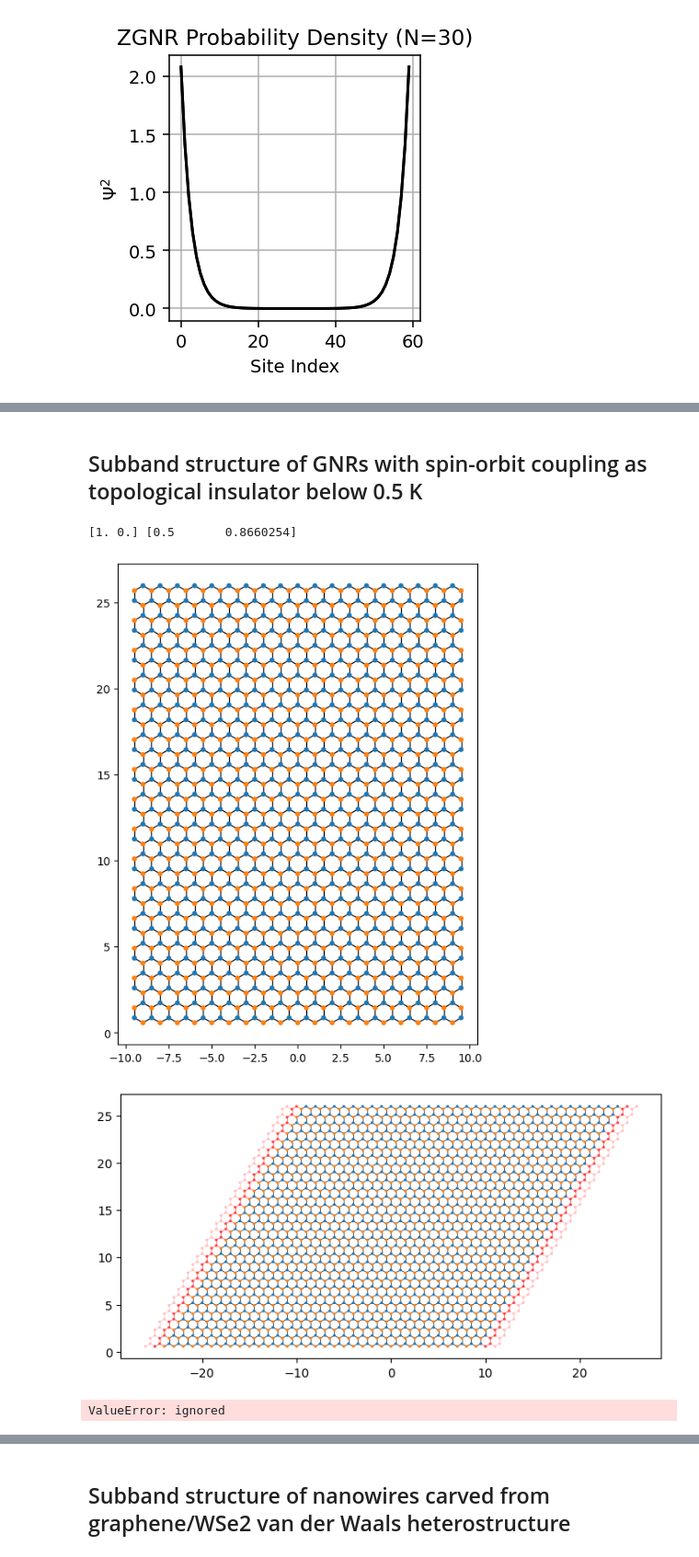
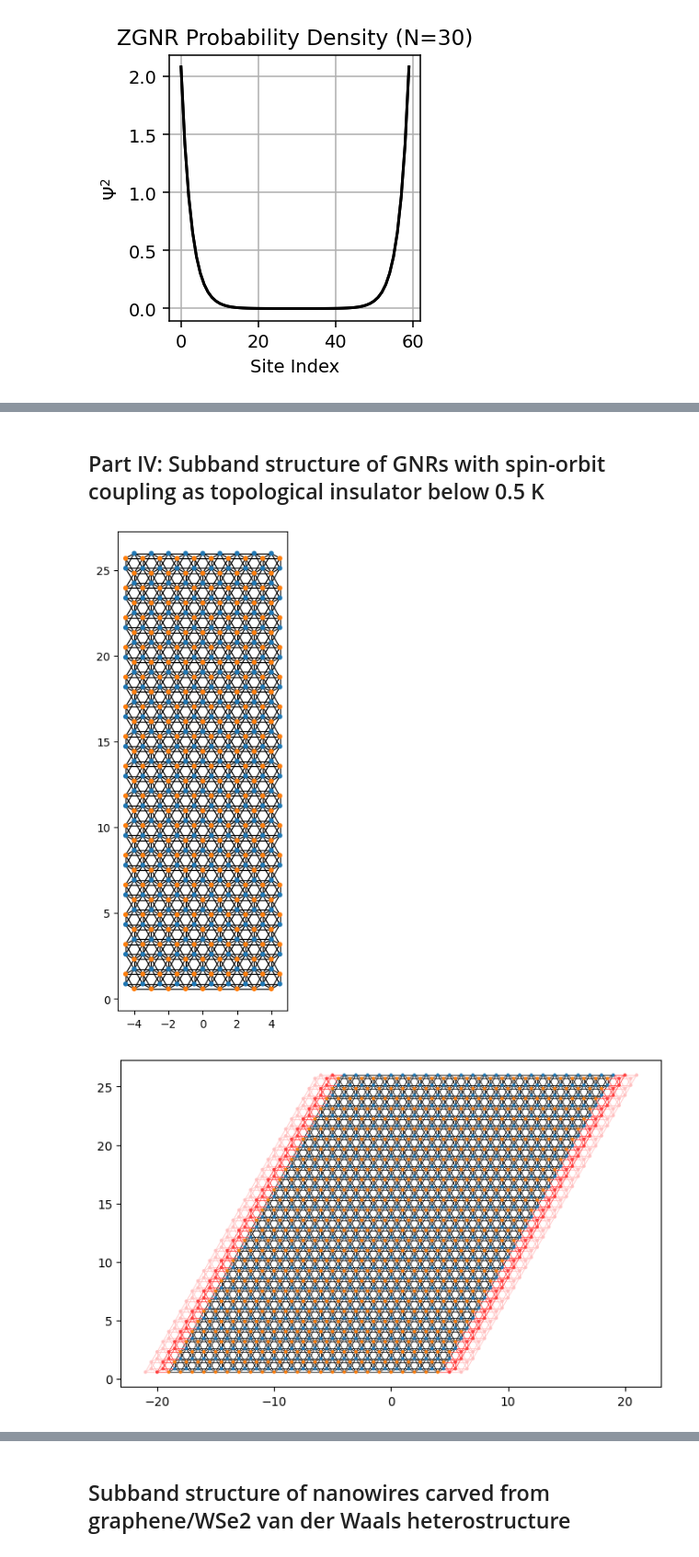
Before and after one commit to AndrewCrossman/PHYS824, a Jupyter notebook: 824Project.ipynb, the cells around one changed output, grey strips where cells are left out. Shown at 92% size. Drawn from its saved outputs; the diff is of its cells as text; code cells hidden in the pictures.

```diff
--- a/824Project.ipynb
+++ b/824Project.ipynb
@@ -211,68 +245,63 @@ kwant.plotter.bands(zigzag_ribbon5.finalized());
 # %% [markdown]
-## Subband structure of GNRs with spin-orbit coupling as topological insulator below 0.5 K
+## Part IV: Subband structure of GNRs with spin-orbit coupling as topological insulator below 0.5 K
 # %%
 # define spin matrices
 sigma0 = np.array([[1., 0.], [0., 1.]])
 sigmax = np.array([[0., 1.], [1., 0.]])
 sigmay = np.array([[0., -1j], [1j, 0.]])
 sigmaz = np.array([[1., 0.], [0., -1.]])
-t=-2.7
+t=1
 # %%
 def ribbon_sys(pos):
     x, y = pos
-    in_x = abs(x) < 10
+    in_x = abs(x) < 5
     in_y = 0 < y < 26
     return in_x and in_y
 def ribbon_lead(pos):
     x, y = pos
     return 0 < y < 26
 
 graphene_sys = kwant.Builder()
 gr_lat = kwant.lattice.honeycomb()
 a, b = gr_lat.sublattices
 v1, v2 = gr_lat.prim_vecs
-print(v1, v2)
 
+# create graphene shape
 graphene_sys[gr_lat.shape(ribbon_sys, (0, 0))] = ([[0,0],[0,0]])
 # set neighbors
-#graphene_sys[graphene.neighbors(1)] = -t
 graphene_sys[graphene.neighbors(1)] = -t*sigma0
-#graphene_sys[HoppingKind((0, 1), a, a)] = t*0.03*1j*sigmaz
-#graphene_sys[HoppingKind((-1, 1), a, a)] = -t*0.03*1j*sigmaz
-#graphene_sys[HoppingKind((1, 0), a, a)] = -t*0.03*1j*sigmaz
-#graphene_sys[HoppingKind((0, 1), b, b)] = -t*0.03*1j*sigmaz
-#graphene_sys[HoppingKind((-1, 1), b, b)] = t*0.03*1j*sigmaz
-#graphene_sys[HoppingKind((1, 0), b, b)] = t*0.03*1j*sigmaz
+graphene_sys[HoppingKind((0, 1), a, a)] = t*0.03*1j*sigmaz
+graphene_sys[HoppingKind((-1, 1), a, a)] = -t*0.03*1j*sigmaz
+graphene_sys[HoppingKind((1, 0), a, a)] = -t*0.03*1j*sigmaz
+graphene_sys[HoppingKind((0, 1), b, b)] = -t*0.03*1j*sigmaz
+graphene_sys[HoppingKind((-1, 1), b, b)] = t*0.03*1j*sigmaz
+graphene_sys[HoppingKind((1, 0), b, b)] = t*0.03*1j*sigmaz
 # plot dots
 kwant.plot(graphene_sys, fig_size=(8,8), dpi=100);
 ##################################
-a, b = gr_lat.sublattices
-v1, v2 = gr_lat.prim_vecs
-
 left_direction = kwant.TranslationalSymmetry(-v1)
 left_lead = kwant.Builder(left_direction)
-
-left_lead[gr_lat.shape(ribbon_lead, (0, 0))] = 0.0
-
-
-#left_lead[graphene.neighbors(1)] = -t
+# create leads shape
+left_lead[gr_lat.shape(ribbon_lead, (0, 0))] = ([[0,0],[0,0]])
+# set neighbors
 left_lead[graphene.neighbors(1)] = -t*sigma0
-#left_lead[HoppingKind((0, 1), a, a)] = t*0.03*1j*sigmaz
-#left_lead[HoppingKind((-1, 1), a, a)] = -t*0.03*1j*sigmaz
-#left_lead[HoppingKind((1, 0), a, a)] = -t*0.03*1j*sigmaz
-#left_lead[HoppingKind((0, 1), b, b)] = -t*0.03*1j*sigmaz
-#left_lead[HoppingKind((-1, 1), b, b)] = t*0.03*1j*sigmaz
-#left_lead[HoppingKind((1, 0), b, b)] = t*0.03*1j*sigmaz
-
+left_lead[HoppingKind((0, 1), a, a)] = t*0.03*1j*sigmaz
+left_lead[HoppingKind((-1, 1), a, a)] = -t*0.03*1j*sigmaz
+left_lead[HoppingKind((1, 0), a, a)] = -t*0.03*1j*sigmaz
+left_lead[HoppingKind((0, 1), b, b)] = -t*0.03*1j*sigmaz
+left_lead[HoppingKind((-1, 1), b, b)] = t*0.03*1j*sigmaz
+left_lead[HoppingKind((1, 0), b, b)] = t*0.03*1j*sigmaz
+# attach leads
 graphene_sys.attach_lead(left_lead)
 graphene_sys.attach_lead(left_lead.reversed())
+# plot dots
 kwant.plot(graphene_sys, fig_size=(8,8), dpi=100);
+# finalize
 left_lead = left_lead.finalized()
 graphene_sys = graphene_sys.finalized()
+# plot band-structure
 k = np.arange(0, 2*np.pi, 0.01)
 kwant.plotter.bands(left_lead, momenta=k, dpi=100);
 # %% [output]
-[1. 0.] [0.5       0.8660254]
-[figure, old version]
+[figure, new version]
-[figure, old version]
+[figure, new version]
-ValueError: ignored
```
Also changed, not shown: parts of 7 cells of this notebook.
